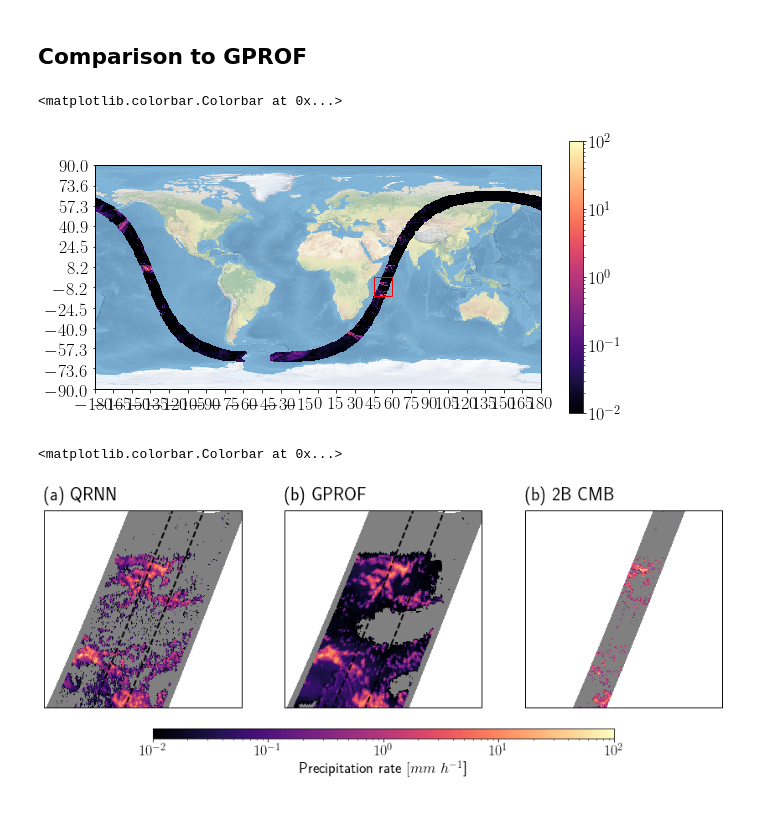
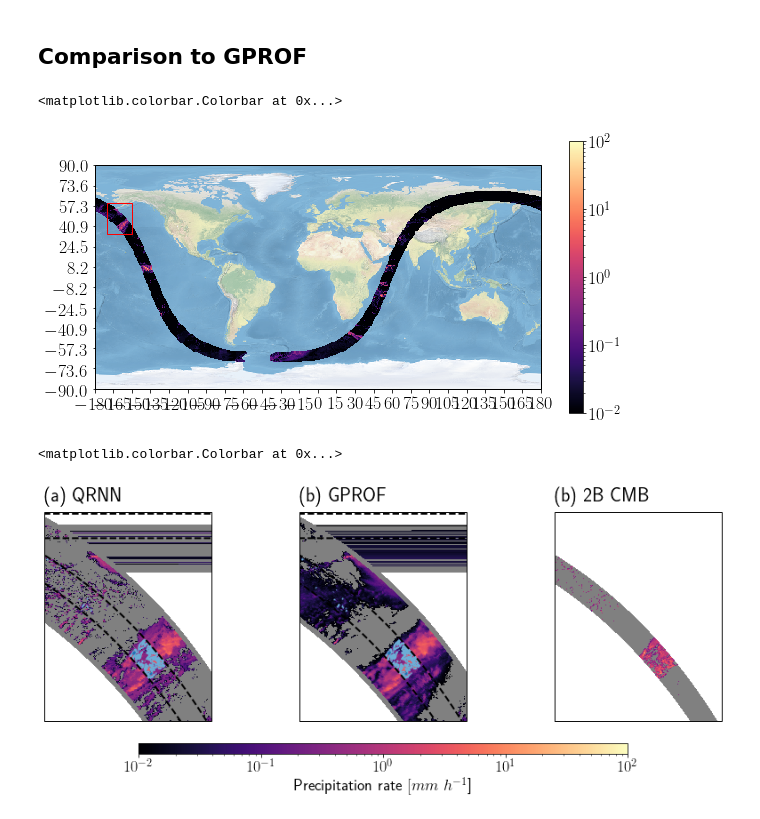
Before and after one commit to SEE-GEO/regn, a Jupyter notebook: notebooks/gprof/gmi_retrieval_example.ipynb, the cells around one changed output. Saved outputs shown, nothing was run; the diff lists cells and outputs as text; code cells hidden in the pictures.

```diff
--- a/notebooks/gprof/gmi_retrieval_example.ipynb
+++ b/notebooks/gprof/gmi_retrieval_example.ipynb
@@ -153,7 +148,7 @@ plt.tight_layout()
 ## Running the retrieval
 # %%
 from quantnn import QRNN
-qrnn = QRNN.load("../../models/qrnn_gmi_12_256_relu_True_False.pt")
+qrnn = QRNN.load("../../models/qrnn_gmi_24_512_relu.pt")
 # %%
 results = input_data.run_retrieval(qrnn)
 # %%
@@ -241,10 +226,10 @@ ax.stock_img()
 ax.set_xticks(np.linspace(-180, 180, 25))
 ax.set_yticks(np.linspace(-90, 90, 12))
 
-lat_min = -15
-lat_max = 0
-lon_min = 45
-lon_max = 60
+lat_min = 35.0
+lat_max = 60.0
+lon_min = -170
+lon_max = -150
 
 width = lon_max - lon_min
 height = lat_max - lat_min
@@ -257,7 +242,7 @@ ax.add_patch(r)
 plt.colorbar(m)
 # %% [output]
 <matplotlib.colorbar.Colorbar at 0x...>
-[figure, old version]
+[figure, new version]
 # %%
 mask = (lats_gprof > lat_min) * (lats_gprof <= lat_max) * (lons_gprof > lon_min) * (lons_gprof <= lon_max)
 i_start, i_end = np.where(np.any(mask, axis=1))[0][[0, -1]]
@@ -276,40 +261,46 @@ cmap = copy(get_cmap())
 cmap.set_under("grey")
 cmap.set_bad("grey")
 
+x_cmb = lons_cmb[i_start_cmb:i_end_cmb, :]
+y_cmb = lats_cmb[i_start_cmb:i_end_cmb, :]
+z_cmb = precip_cmb[i_start_cmb:i_end_cmb, :]
+
 ax = plt.subplot(gs[0, 0:2], projection=ccrs.PlateCarree())
 
 x = lons_qrnn[i_start:i_end, :]
 y = lats_qrnn[i_start:i_end, :]
 z = precip_qrnn[i_start:i_end, :]
 ax.pcolormesh(x, y, z, norm=norm, cmap=cmap)
+ax.contour(x_cmb, y_cmb, z_cmb, norm=norm, cmap="Blues")
 ax.plot(lons_cmb[:, [0, -1]], lats_cmb[:, [0, -1]], c="k", ls="--")
 ax.set_extent([lon_min, lon_max, lat_min, lat_max])
 ax.set_title("(a) QRNN", loc="left")
 
 ax = plt.subplot(gs[0, 2:4], projection=ccrs.PlateCarree())
 
 x = lons_gprof[i_start:i_end, :]
 y = lats_gprof[i_start:i_end, :]
 z = precip_gprof[i_start:i_end, :]
 ax.pcolormesh(x, y, z, norm=norm, cmap=cmap)
+ax.contour(x_cmb, y_cmb, z_cmb, norm=norm, cmap="Blues")
 ax.set_extent([lon_min, lon_max, lat_min, lat_max])
 ax.plot(lons_cmb[:, [0, -1]], lats_cmb[:, [0, -1]], c="k", ls="--")
 ax.set_title("(b) GPROF", loc="left")
 
 ax = plt.subplot(gs[0, 4:6], projection=ccrs.PlateCarree())
 
 x = lons_cmb[i_start_cmb:i_end_cmb, :]
 y = lats_cmb[i_start_cmb:i_end_cmb, :]
 z = precip_cmb[i_start_cmb:i_end_cmb, :]
 m = ax.pcolormesh(x, y, z, norm=norm, cmap=cmap)
 ax.set_extent([lon_min, lon_max, lat_min, lat_max])
 ax.set_title("(b) 2B CMB", loc="left")
 
 ax = plt.subplot(gs[1, 1:5])
 plt.colorbar(m, cax=ax, orientation="horizontal", label="Precipitation rate $[mm\ h^{-1}$]")
 # %% [output]
 <matplotlib.colorbar.Colorbar at 0x...>
-[figure, old version]
+[figure, new version]
 # %%
 bins = np.logspace(-2.5, 2, 101)
 x = 0.5 * (bins[1:] + bins[:-1])
```
Also changed, not shown: parts of 7 cells of this notebook, 3 other files.
